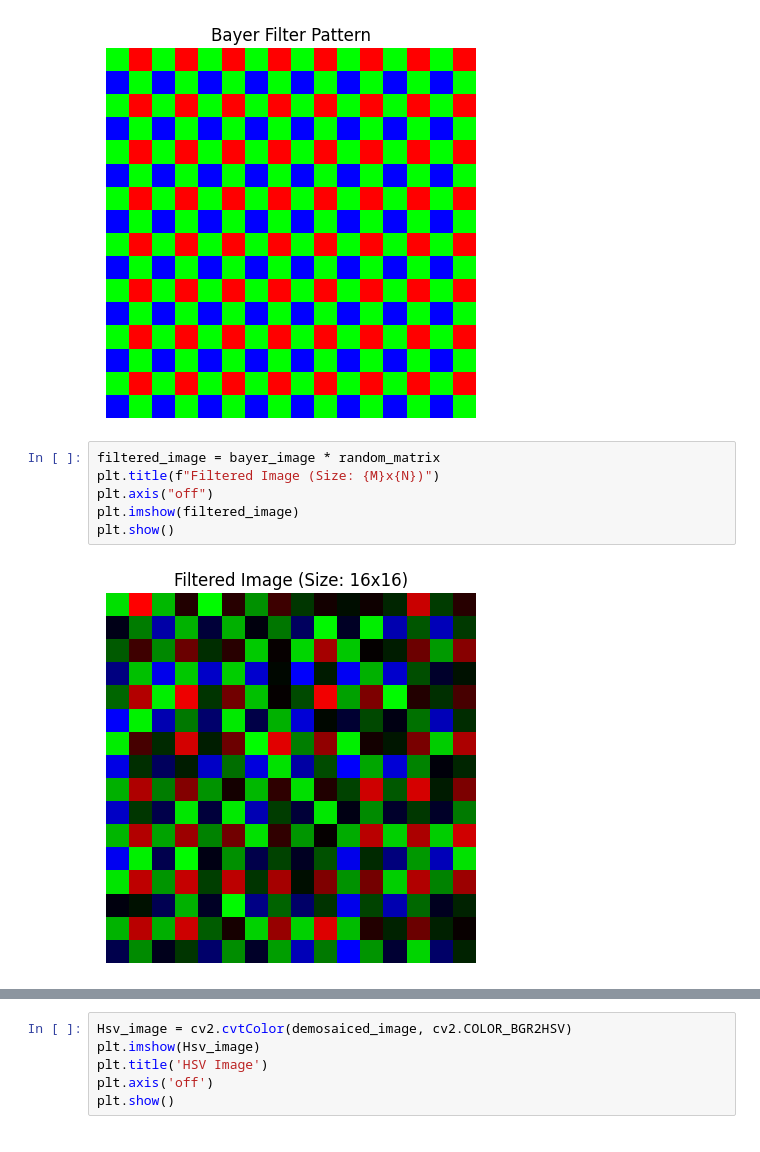
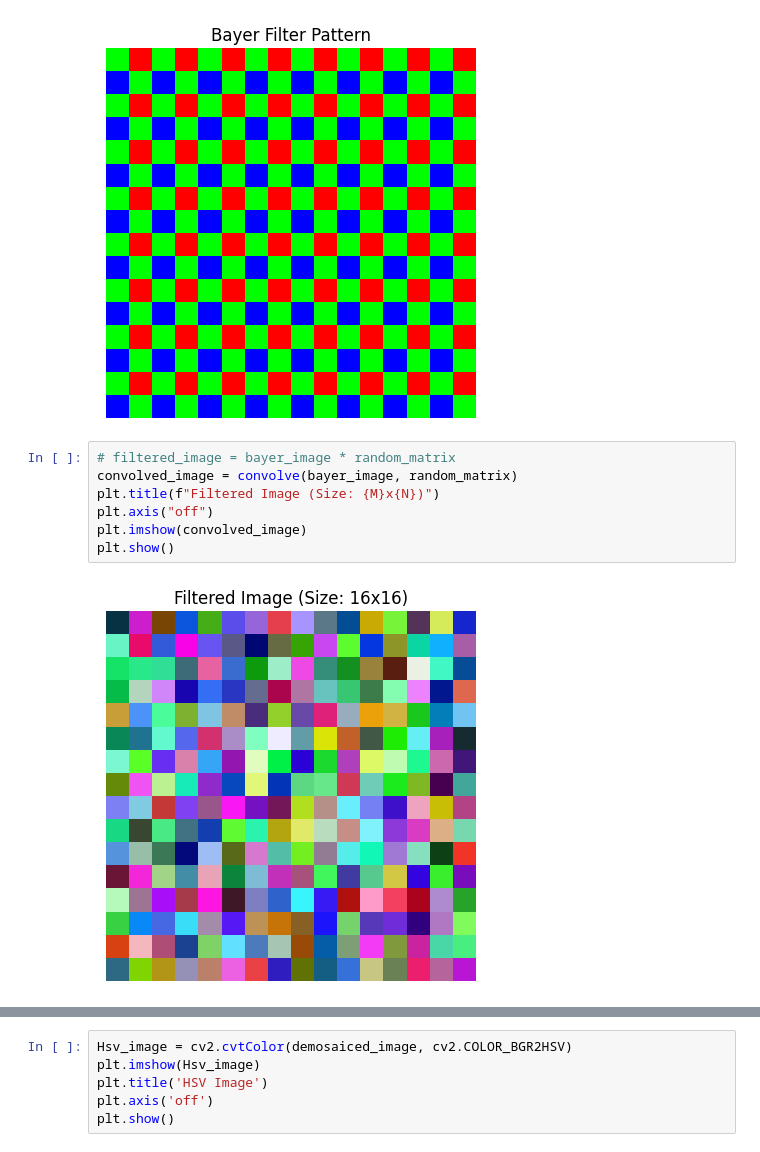
Before and after one commit to shehab400/Image-Processing-Task-1, a Jupyter notebook: Task 2/task 2.ipynb, the cells around one changed output, grey strips where cells are left out. Cells and saved outputs as stored; diff of their text form.

Commit message:
Update: used convolve functio instead of  *

```diff
--- a/Task 2/task 2.ipynb
+++ b/Task 2/task 2.ipynb
@@ -41,11 +40,12 @@ plt.show()
 # %% [output]
 [figure]
 # %%
-filtered_image = bayer_image * random_matrix
+# filtered_image = bayer_image * random_matrix
+convolved_image = convolve(bayer_image, random_matrix)
 plt.title(f"Filtered Image (Size: {M}x{N})")
 plt.axis("off")
-plt.imshow(filtered_image)
+plt.imshow(convolved_image)
 plt.show()
 # %% [output]
-[figure, old version]
+[figure, new version]
 # %%
```
Also changed, not shown: parts of 3 cells of this notebook.
